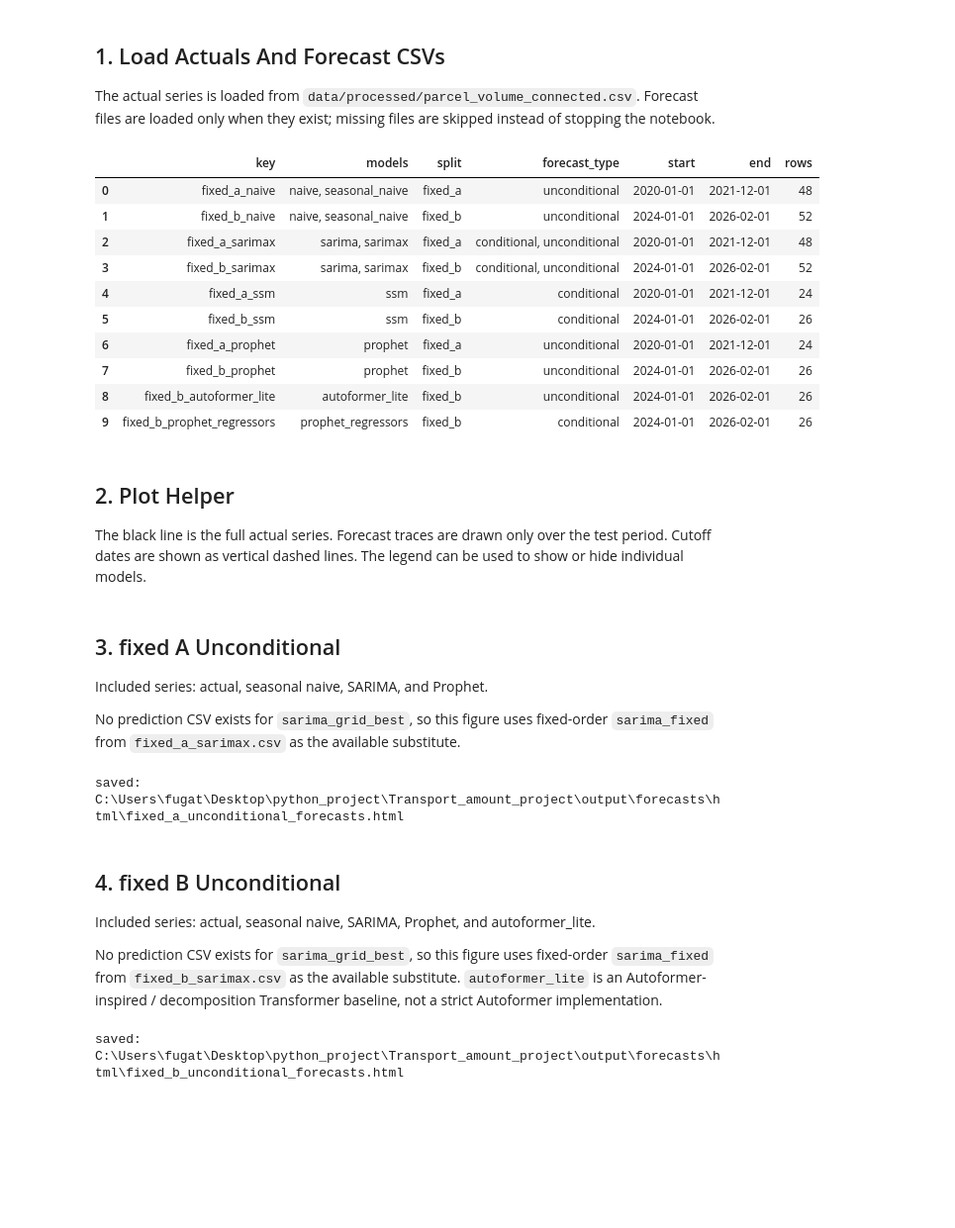
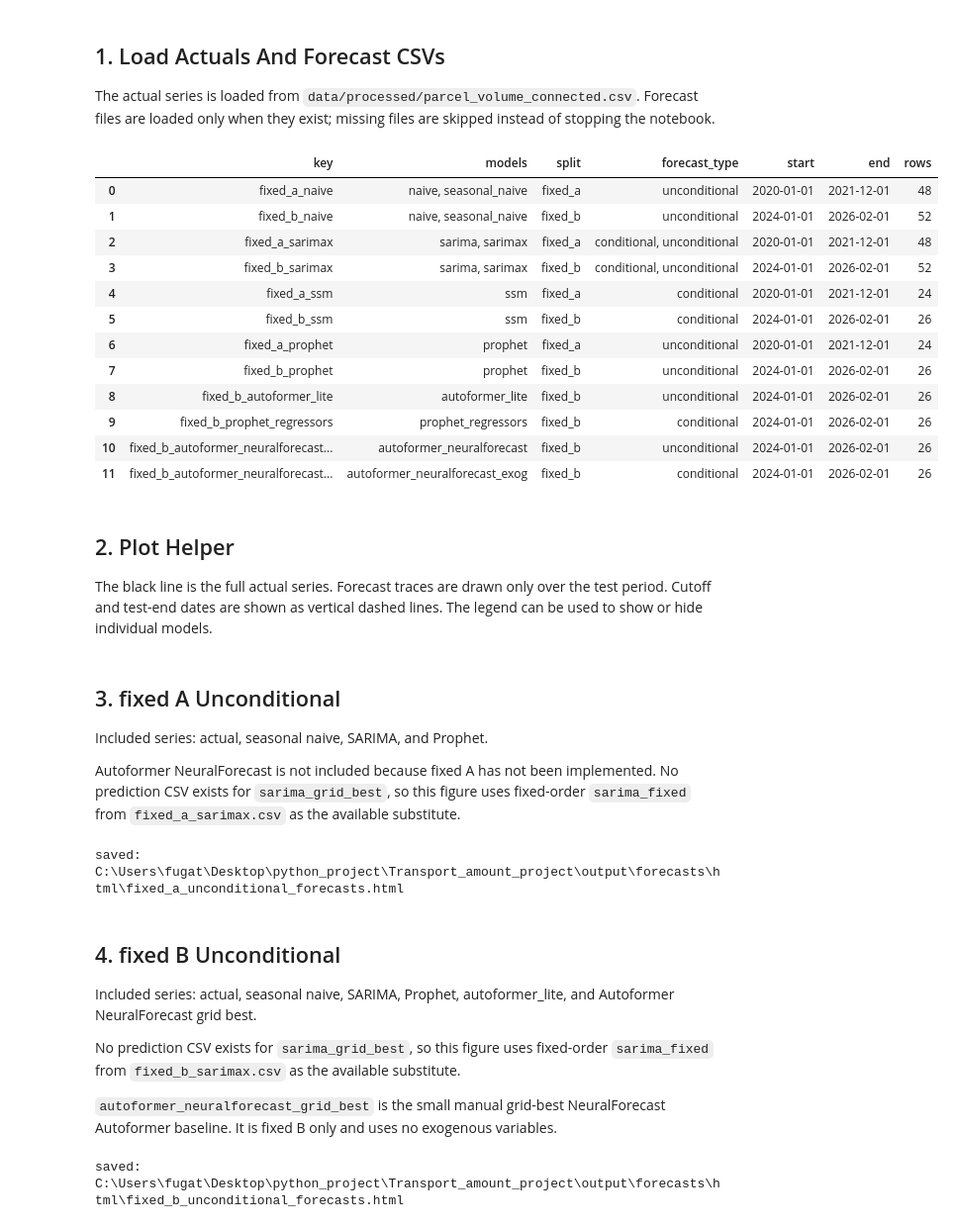
Before and after one commit to Fuga420/Transport_amount_project, a Jupyter notebook: notebooks/forecasting/08_forecast_plotly_diagnostics.ipynb, the cells around one changed output. Shown at 99% size. Saved outputs shown, nothing was run; the diff lists cells and outputs as text; code cells hidden in the pictures; blank space fills up the shorter version.

Commit message:
Add Autoformer NeuralForecast to Plotly diagnostics

```diff
--- a/notebooks/forecasting/08_forecast_plotly_diagnostics.ipynb
+++ b/notebooks/forecasting/08_forecast_plotly_diagnostics.ipynb
@@ -68,42 +70,46 @@ prediction_files = {
     "fixed_b_prophet": "fixed_b_prophet.csv",
     "fixed_b_autoformer_lite": "fixed_b_autoformer_lite.csv",
     "fixed_b_prophet_regressors": "fixed_b_prophet_regressors.csv",
+    "fixed_b_autoformer_neuralforecast_best": "fixed_b_autoformer_neuralforecast_best.csv",
+    "fixed_b_autoformer_neuralforecast_exog": "fixed_b_autoformer_neuralforecast_exog.csv",
 }
 
 predictions = {key: read_prediction(filename) for key, filename in prediction_files.items()}
 predictions = {key: value for key, value in predictions.items() if value is not None}
 
 summary = []
 for key, frame in predictions.items():
     summary.append(
         {
             "key": key,
             "models": ", ".join(sorted(frame["model"].unique())),
             "split": ", ".join(sorted(frame["split"].unique())),
             "forecast_type": ", ".join(sorted(frame["forecast_type"].unique())),
             "start": frame["date"].min().date(),
             "end": frame["date"].max().date(),
             "rows": len(frame),
         }
     )
 
 display(pd.DataFrame(summary))
 # %% [output]
 |  | key | models | split | forecast_type | start | end | rows |
 | 0 | fixed_a_naive | naive, seasonal_naive | fixed_a | unconditional | 2020-01-01 | 2021-12-01 | 48 |
 | 1 | fixed_b_naive | naive, seasonal_naive | fixed_b | unconditional | 2024-01-01 | 2026-02-01 | 52 |
 | 2 | fixed_a_sarimax | sarima, sarimax | fixed_a | conditional, unconditional | 2020-01-01 | 2021-12-01 | 48 |
 | 3 | fixed_b_sarimax | sarima, sarimax | fixed_b | conditional, unconditional | 2024-01-01 | 2026-02-01 | 52 |
 | 4 | fixed_a_ssm | ssm | fixed_a | conditional | 2020-01-01 | 2021-12-01 | 24 |
 | 5 | fixed_b_ssm | ssm | fixed_b | conditional | 2024-01-01 | 2026-02-01 | 26 |
 | 6 | fixed_a_prophet | prophet | fixed_a | unconditional | 2020-01-01 | 2021-12-01 | 24 |
 | 7 | fixed_b_prophet | prophet | fixed_b | unconditional | 2024-01-01 | 2026-02-01 | 26 |
 | 8 | fixed_b_autoformer_lite | autoformer_lite | fixed_b | unconditional | 2024-01-01 | 2026-02-01 | 26 |
 | 9 | fixed_b_prophet_regressors | prophet_regressors | fixed_b | conditional | 2024-01-01 | 2026-02-01 | 26 |
+| 10 | fixed_b_autoformer_neuralforecast... | autoformer_neuralforecast | fixed_b | unconditional | 2024-01-01 | 2026-02-01 | 26 |
+| 11 | fixed_b_autoformer_neuralforecast... | autoformer_neuralforecast_exog | fixed_b | conditional | 2024-01-01 | 2026-02-01 | 26 |
 # %% [markdown]
 ## 2. Plot Helper
 
-The black line is the full actual series. Forecast traces are drawn only over the test period. Cutoff dates are shown as vertical dashed lines. The legend can be used to show or hide individual models.
+The black line is the full actual series. Forecast traces are drawn only over the test period. Cutoff and test-end dates are shown as vertical dashed lines. The legend can be used to show or hide individual models.
 # %%
 def model_frame(source_key: str, model: str, display_name: str) -> pd.DataFrame:
     frame = predictions[source_key]
@@ -195,7 +212,7 @@ def make_plot(title: str, forecast_frames: list[pd.DataFrame], output_path: Path
 
 Included series: actual, seasonal naive, SARIMA, and Prophet.
 
-No prediction CSV exists for `sarima_grid_best`, so this figure uses fixed-order `sarima_fixed` from `fixed_a_sarimax.csv` as the available substitute.
+Autoformer NeuralForecast is not included because fixed A has not been implemented. No prediction CSV exists for `sarima_grid_best`, so this figure uses fixed-order `sarima_fixed` from `fixed_a_sarimax.csv` as the available substitute.
 # %%
 fixed_a_unconditional_frames = [
     model_frame("fixed_a_naive", "seasonal_naive", "seasonal_naive"),
@@ -214,9 +231,11 @@ saved: C:\Users\fugat\Desktop\python_project\Transport_amount_project\output\for
 # %% [markdown]
 ## 4. fixed B Unconditional
 
-Included series: actual, seasonal naive, SARIMA, Prophet, and autoformer_lite.
+Included series: actual, seasonal naive, SARIMA, Prophet, autoformer_lite, and Autoformer NeuralForecast grid best.
 
-No prediction CSV exists for `sarima_grid_best`, so this figure uses fixed-order `sarima_fixed` from `fixed_b_sarimax.csv` as the available substitute. `autoformer_lite` is an Autoformer-inspired / decomposition Transformer baseline, not a strict Autoformer implementation.
+No prediction CSV exists for `sarima_grid_best`, so this figure uses fixed-order `sarima_fixed` from `fixed_b_sarimax.csv` as the available substitute.
+
+`autoformer_neuralforecast_grid_best` is the small manual grid-best NeuralForecast Autoformer baseline. It is fixed B only and uses no exogenous variables.
 # %%
 fixed_b_unconditional_frames = [
     model_frame("fixed_b_naive", "seasonal_naive", "seasonal_naive"),
```
Also changed, not shown: parts of 7 cells of this notebook, 3 other files.
